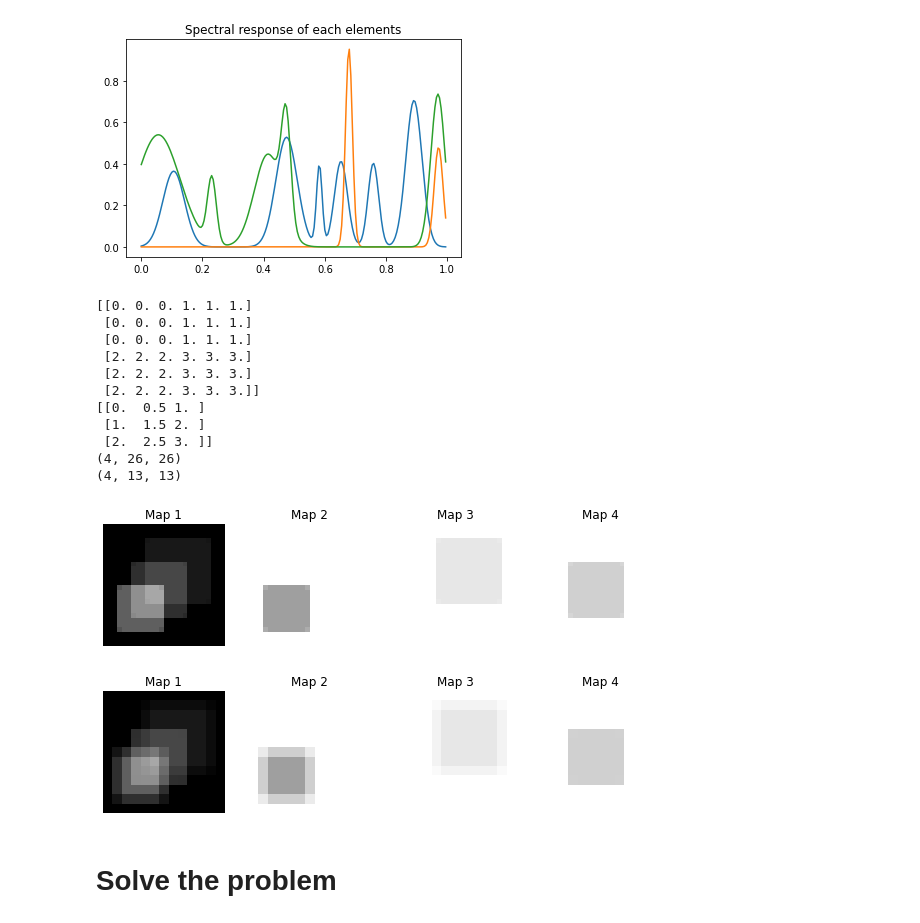
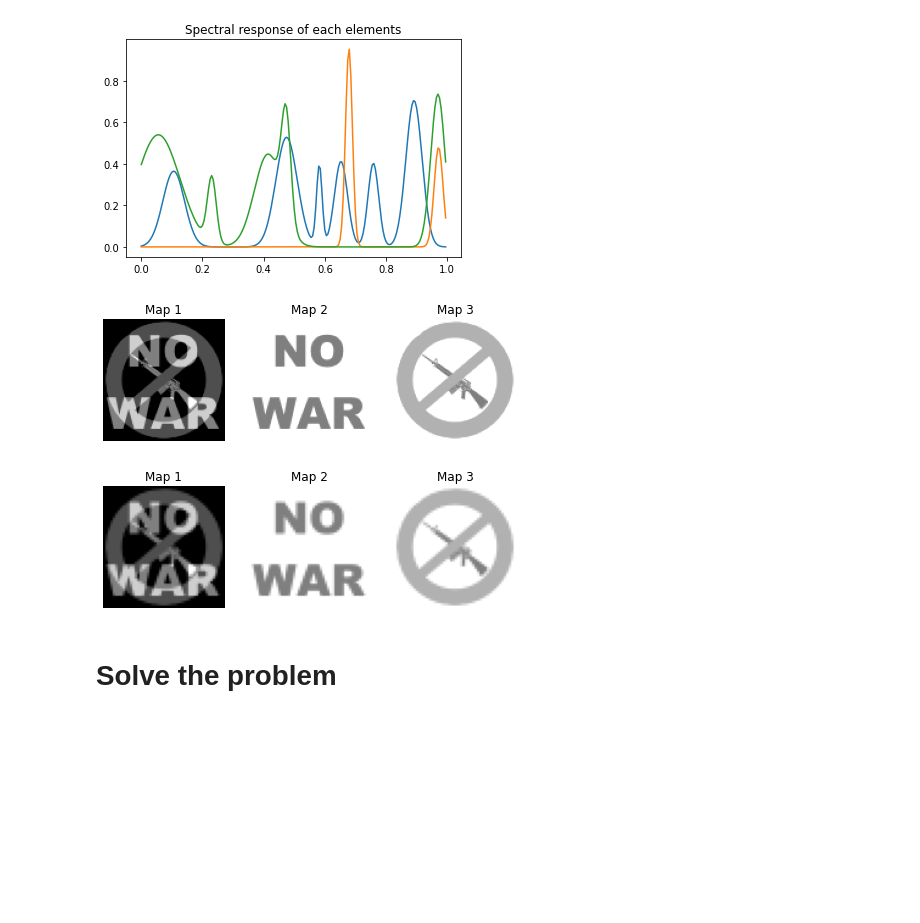
Before and after one commit to adriente/espm, a Jupyter notebook: notebooks/toy-Max.ipynb, the cells around one changed output. Drawn from its saved outputs; the diff is of its cells as text; code cells hidden in the pictures; blank space fills up the shorter version.

```diff
--- a/notebooks/toy-Max.ipynb
+++ b/notebooks/toy-Max.ipynb
@@ -37,23 +40,20 @@ def syntheticG(L=200, C=15, seed=None):
     return G
 
 def load_toy_images(downsampling_factor):
-    im1 = plt.imread("../esmpy/datasets/toy-problem/layer1.png")
+    im1 = plt.imread("../esmpy/datasets/toy-problem/phase1.png")
 
     im1 = (1-np.mean(im1, axis=2)) *0.5
 
-    im2 = plt.imread("../esmpy/datasets/toy-problem/layer2.png")
+    im2 = plt.imread("../esmpy/datasets/toy-problem/phase2.png")
     im2 = (1-np.mean(im2, axis=2)) *0.5
 
-    im3 = plt.imread("../esmpy/datasets/toy-problem/layer3.png")
-    im3 = (1-np.mean(im3, axis=2)) *0.5
+    im0 = 1 - im1 - im2
 
-    im0 = 1 - im1 - im2 - im3
-
-    Hdot = np.array([im0, im1, im2, im3])
+    Hdot = np.array([im0, im1, im2])
     n = downsampling_factor
     b = Hdot.shape[2]//n
 
-    Hdot = Hdot.reshape(4, -1, n, b, n).sum((-1, -3)) /(n*n)
+    Hdot = Hdot.reshape(3, -1, n, b, n).sum((-1, -3)) /(n*n)
 
     return Hdot
 
@@ -135,50 +133,27 @@ Text(0.5, 1.0, 'Spectral response of each elements')
 [figure]
 # %%
 
-Hdot = load_toy_images()
-import numpy as np
+Hdot = load_toy_images(1)
+Hdotsmall = load_toy_images(2)
 
-a = np.array([[0,1], [2,3]])
-a = np.kron(a, np.ones((3,3)))
-n = 2
-b = 26//n
-print(a)
-# a_downsampled = a.reshape(-1, n, b, n).sum((-1, -3)) /(n*n)
-
-print(a_downsampled)
-Hdotsmall = load_toy_images()
-print(Hdotsmall.shape)
-Hdotsmall = Hdotsmall.reshape(4, -1, n, b, n).sum((-1, -3)) /(n*n)
-print(Hdotsmall.shape)
 
 vmin, vmax = 0,1
 cmap = plt.cm.gray_r
 plt.figure(figsize=(10, 4))
 for i, hdot in enumerate(Hdot):
     plt.subplot(1,4,i+1)
     plt.imshow(hdot, cmap=cmap, vmin=vmin, vmax=vmax)
     plt.axis("off")
     plt.title(f"Map {i+1}")
 vmin, vmax = 0,1
 cmap = plt.cm.gray_r
 plt.figure(figsize=(10, 4))
 for i, hdot in enumerate(Hdotsmall):
     plt.subplot(1,4,i+1)
     plt.imshow(hdot, cmap=cmap, vmin=vmin, vmax=vmax)
     plt.axis("off")
     plt.title(f"Map {i+1}")
 # %% [output]
-[[0. 0. 0. 1. 1. 1.]
- [0. 0. 0. 1. 1. 1.]
- [0. 0. 0. 1. 1. 1.]
- [2. 2. 2. 3. 3. 3.]
- [2. 2. 2. 3. 3. 3.]
- [2. 2. 2. 3. 3. 3.]]
-[[0.  0.5 1. ]
- [1.  1.5 2. ]
- [2.  2.5 3. ]]
-(4, 26, 26)
-(4, 13, 13)
-[figure, old version]
+[figure, new version]
-[figure, old version]
+[figure, new version]
 # %%
```
Also changed, not shown: parts of 9 cells of this notebook, 7 other files.
